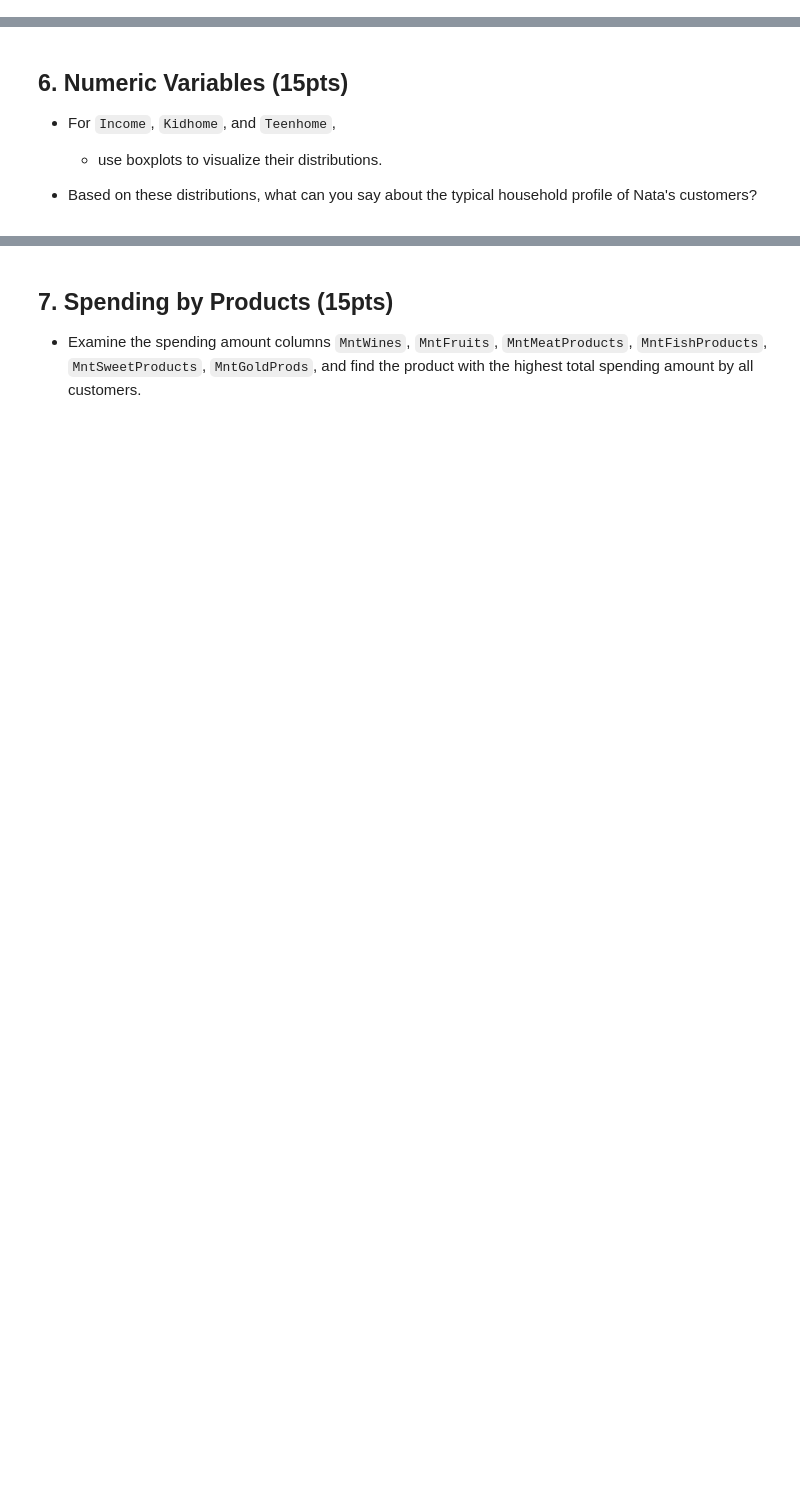
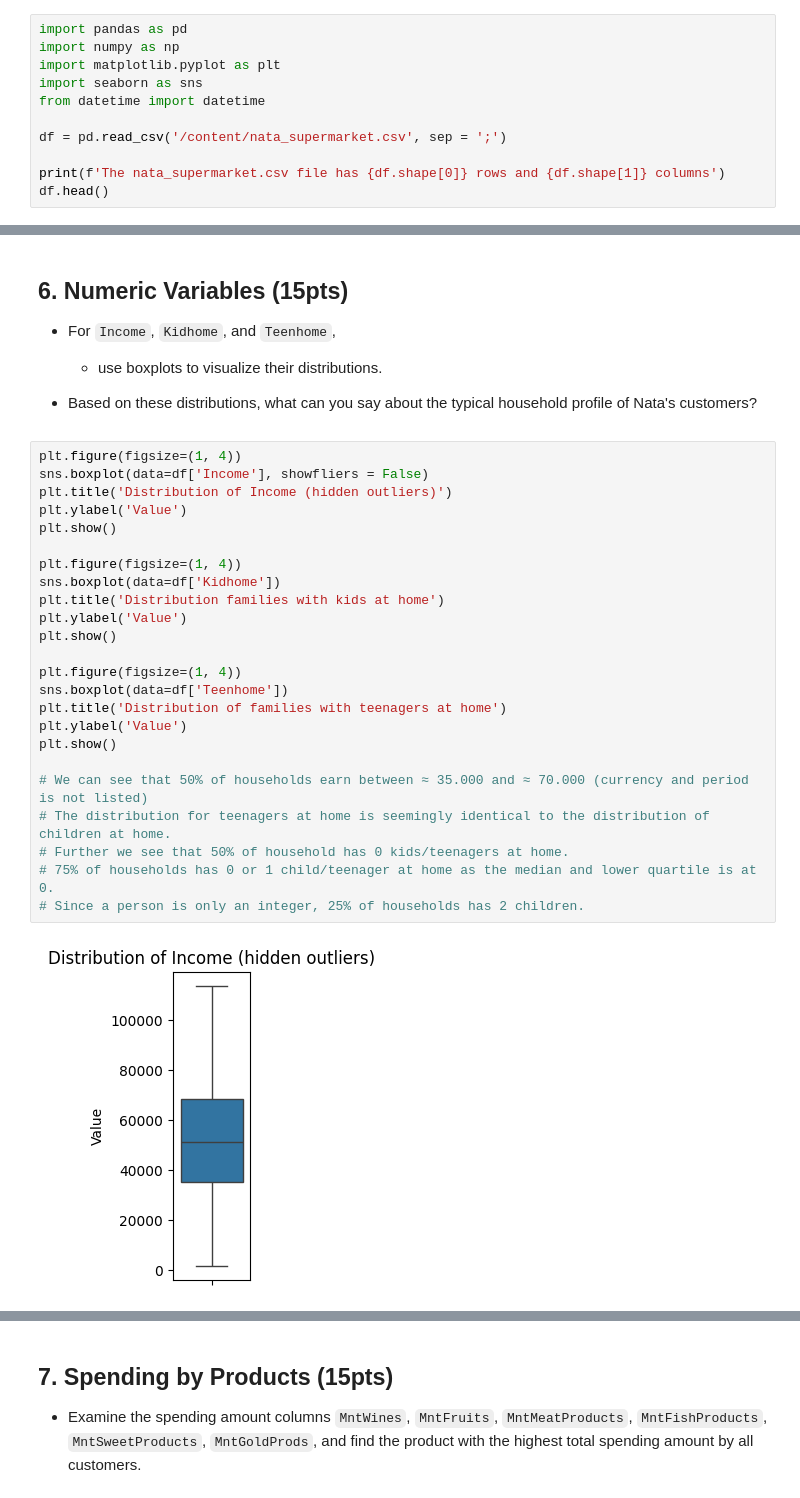
Before and after one commit to Data-Analytics-with-Python/individual-assignment-i-torkelfaa, a Jupyter notebook: Assignment_Notebook_1.ipynb, the cells around one changed output, grey strips where cells are left out. Drawn from its saved outputs; the diff is of its cells as text; blank space fills up the shorter version.

```diff
--- a/Assignment_Notebook_1.ipynb
+++ b/Assignment_Notebook_1.ipynb
@@ -22,2 +22,13 @@ Please complete all task requested and answer all questions explicitly and suppo
 
     * How many features (columns) and records (rows) are in the dataset?
+# %%
+import pandas as pd
+import numpy as np
+import matplotlib.pyplot as plt
+import seaborn as sns
+from datetime import datetime
+
+df = pd.read_csv('/content/nata_supermarket.csv', sep = ';')
+
+print(f'The nata_supermarket.csv file has {df.shape[0]} rows and {df.shape[1]} columns')
+df.head()
@@ -60,3 +166,29 @@ Please complete all task requested and answer all questions explicitly and suppo
   * use boxplots to visualize their distributions.
 
 * Based on these distributions, what can you say about the typical household profile of Nata's customers?
+# %%
+plt.figure(figsize=(1, 4))
+sns.boxplot(data=df['Income'], showfliers = False)
+plt.title('Distribution of Income (hidden outliers)')
+plt.ylabel('Value')
+plt.show()
+
+plt.figure(figsize=(1, 4))
+sns.boxplot(data=df['Kidhome'])
+plt.title('Distribution families with kids at home')
+plt.ylabel('Value')
+plt.show()
+
+plt.figure(figsize=(1, 4))
+sns.boxplot(data=df['Teenhome'])
+plt.title('Distribution of families with teenagers at home')
+plt.ylabel('Value')
+plt.show()
+
+# We can see that 50% of households earn between ≈ 35.000 and ≈ 70.000 (currency and period is not listed)
+# The distribution for teenagers at home is seemingly identical to the distribution of children at home.
+# Further we see that 50% of household has 0 kids/teenagers at home.
+# 75% of households has 0 or 1 child/teenager at home as the median and lower quartile is at 0.
+# Since a person is only an integer, 25% of households has 2 children.
+# %% [output]
+[figure, added]
```
Also changed, not shown: parts of 11 cells of this notebook.
